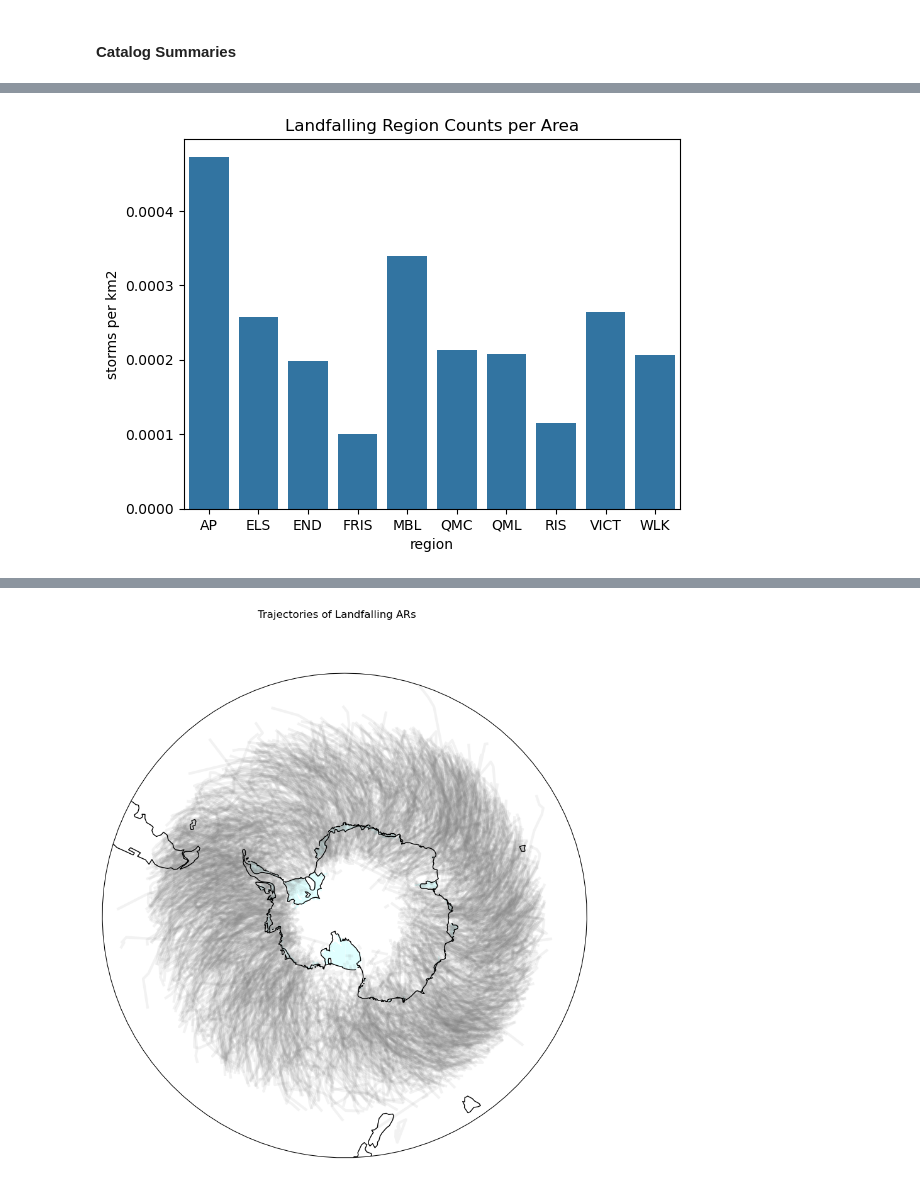
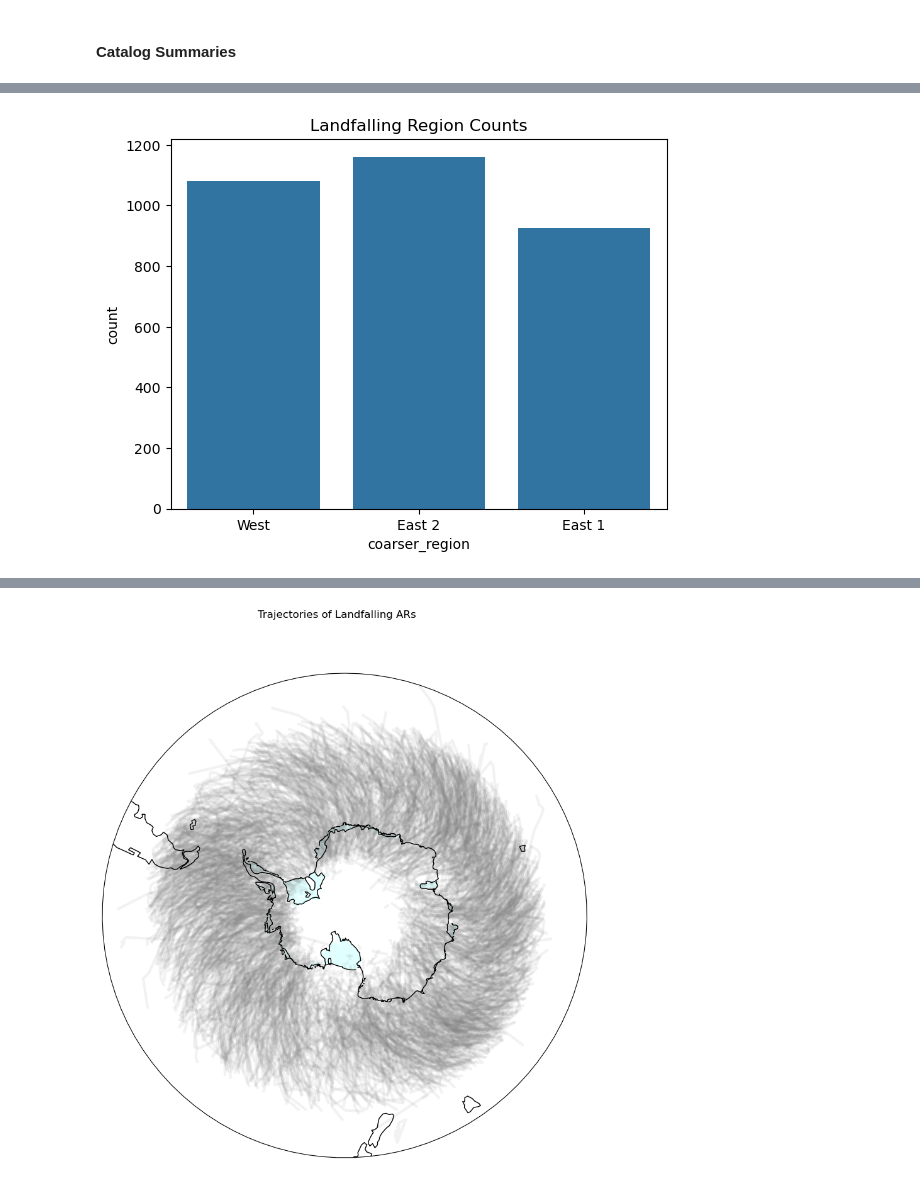
Before and after one commit to jbbutler/extreme_antarctic_ARs, a Jupyter notebook: notebooks/paper_plots.ipynb, the cells around one changed output, grey strips where cells are left out. Saved outputs shown, nothing was run; the diff lists cells and outputs as text; code cells hidden in the pictures.

```diff
--- a/notebooks/paper_plots.ipynb
+++ b/notebooks/paper_plots.ipynb
@@ -253,2 +195,7 @@ Text(0.5, 1.0, 'Landfalling Region Counts')
+# %%
+sns.countplot(landfalling_catalog, x='coarser_region')
+plt.title('Landfalling Region Counts');
+# %% [output]
+[figure, added]
 # %%
 # getting areas of each region, in km2
@@ -259,10 +244,0 @@ for label, mask in region_masks.items():
-# %%
-region_df = landfalling_catalog.groupby('region').size()
-region_df = pd.concat([region_df.rename('count'), pd.Series(region_areas).rename('area')], axis=1, names=['region', 'area'])
-region_df['storms_per_area'] = region_df['count']/region_df['area']
-sns.barplot(data=region_df, x=region_df.index, y='storms_per_area')
-plt.ylabel('storms per km2')
-plt.xlabel('region')
-plt.title('Landfalling Region Counts per Area');
-# %% [output]
-[figure, removed]
```
Also changed, not shown: parts of 34 cells of this notebook, 10 other files.
